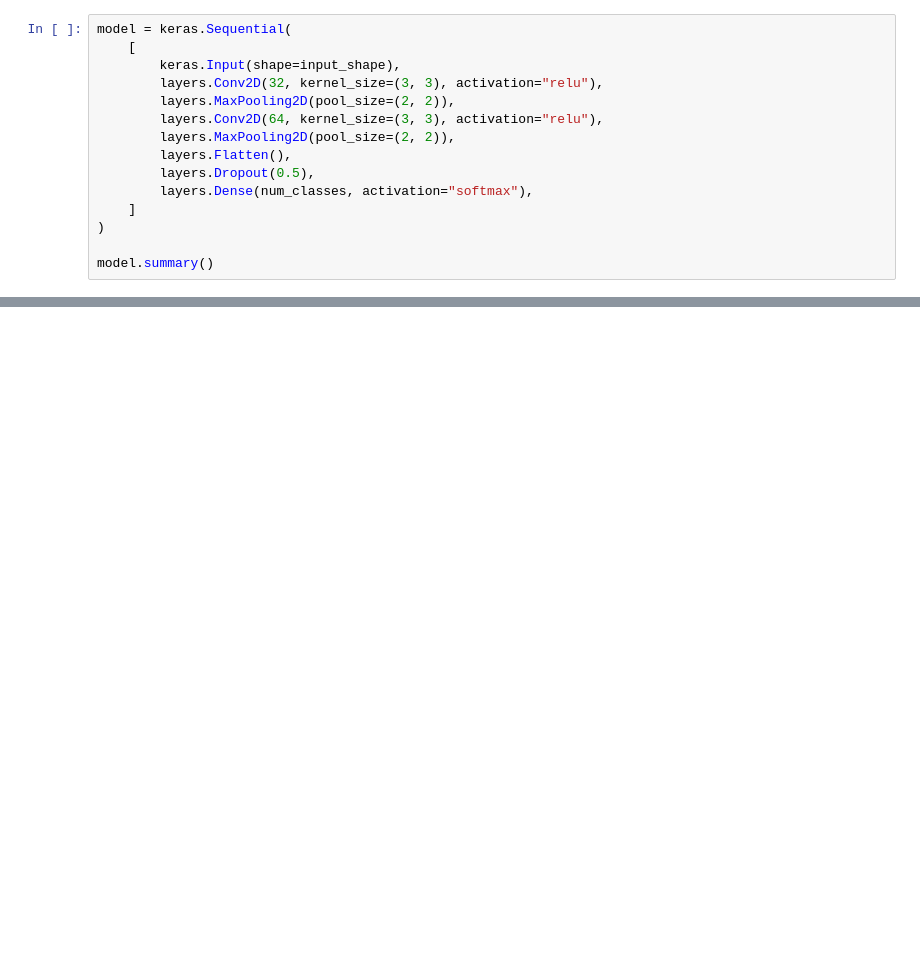
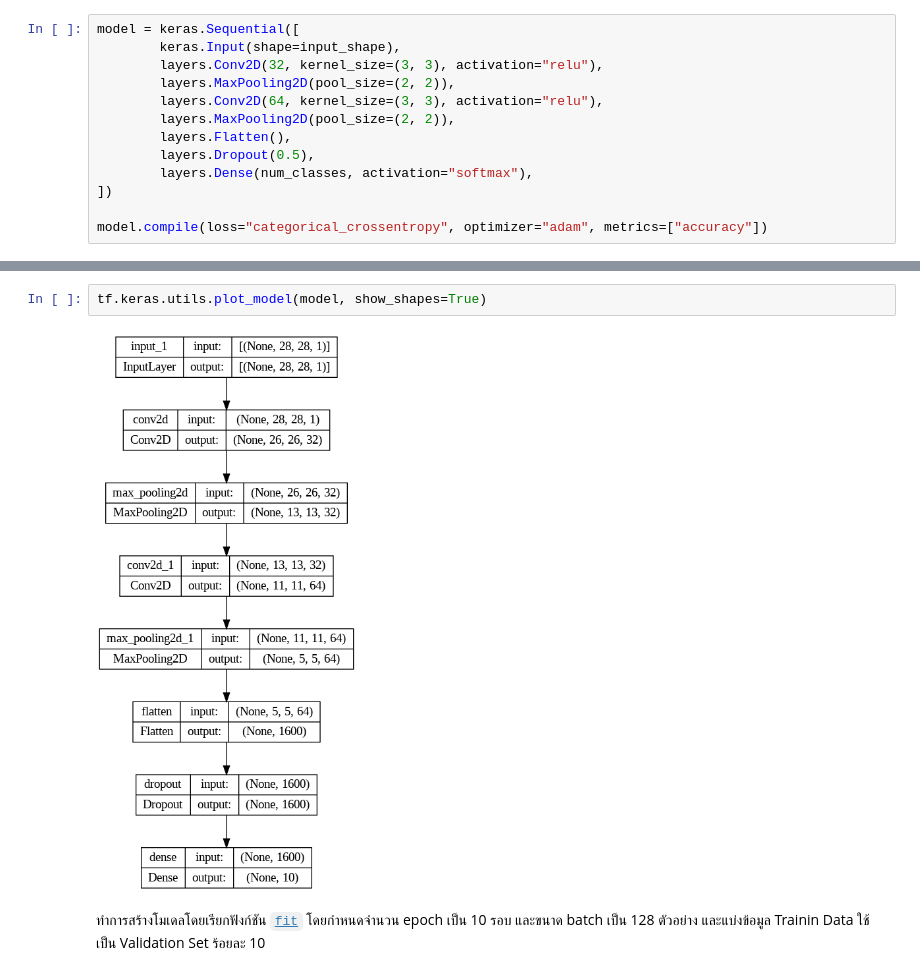
Before and after one commit to sgulyano/DSI311, a Jupyter notebook: ch7_dl.ipynb, the cells around one changed output, grey strips where cells are left out. Cells and saved outputs as stored; diff of their text form; blank space fills up the shorter version.

```diff
--- a/ch7_dl.ipynb
+++ b/ch7_dl.ipynb
@@ -38,6 +80,5 @@ x_train shape: (60000, 28, 28, 1)
 # %%
-model = keras.Sequential(
-    [
+model = keras.Sequential([
         keras.Input(shape=input_shape),
         layers.Conv2D(32, kernel_size=(3, 3), activation="relu"),
         layers.MaxPooling2D(pool_size=(2, 2)),
@@ -46,7 +87,6 @@ model = keras.Sequential(
         layers.Flatten(),
         layers.Dropout(0.5),
         layers.Dense(num_classes, activation="softmax"),
-    ]
-)
+])
 
-model.summary()
+model.compile(loss="categorical_crossentropy", optimizer="adam", metrics=["accuracy"])
@@ -73 +115,7 @@ model.compile(loss="categorical_crossentropy", optimizer="adam", metrics=["accur
+# %%
+tf.keras.utils.plot_model(model, show_shapes=True)
+# %% [output]
+[figure, added]
+# %% [markdown]
+ทำการสร้างโมเดลโดยเรียกฟังก์ชัน [`fit`](https://www.tensorflow.org/api_docs/python/tf/keras/Model#fit) โดยกำหนดจำนวน epoch เป็น 10 รอบ และขนาด batch เป็น 128 ตัวอย่าง และแบ่งข้อมูล Trainin Data ใช้เป็น Validation Set ร้อยละ 10
 # %%
```
Also changed, not shown: parts of 20 cells of this notebook, 4 other files.
